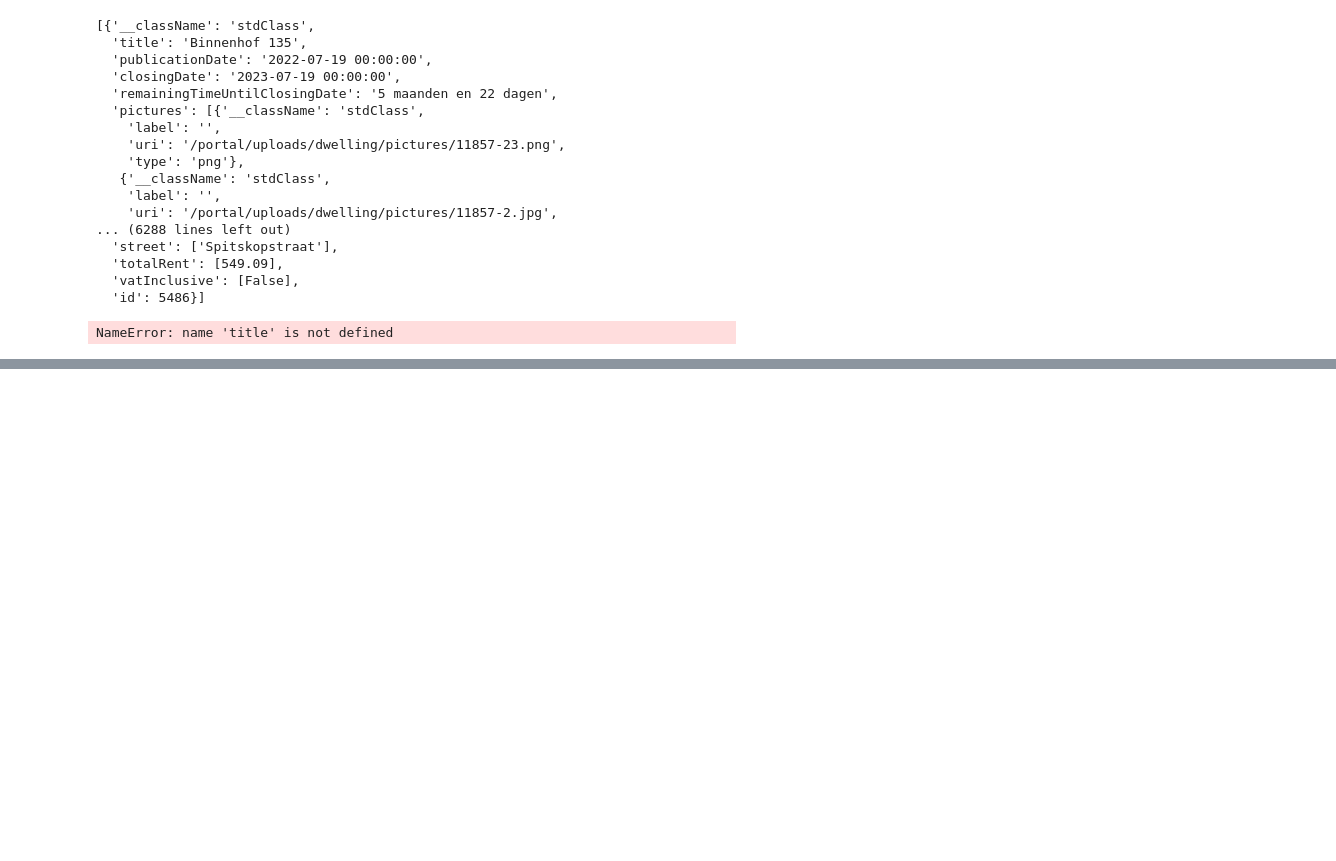
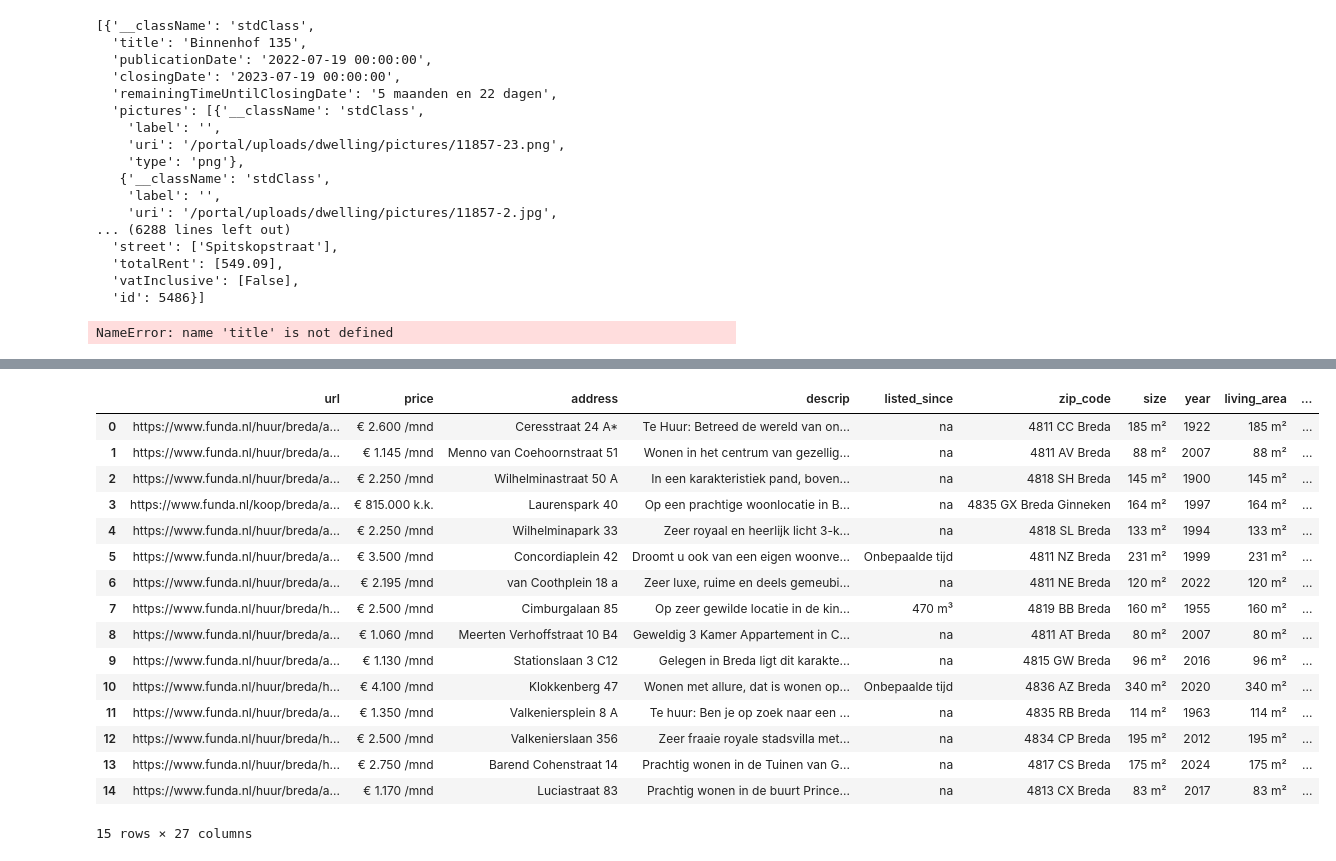
Before and after one commit to etiennegalea/housing-scraper, a Jupyter notebook: poll_ymere.ipynb, the cells around one changed output, grey strips where cells are left out. Cells and saved outputs as stored; diff of their text form; code cells hidden in the pictures; blank space fills up the shorter version.

```diff
--- a/poll_ymere.ipynb
+++ b/poll_ymere.ipynb
@@ -475,3 +468,34 @@ NameError: name 'title' is not defined
     status: 1,
     title: "L'oreal"
 }
+# %%
+import pandas as pd
+from funda_scraper import FundaScraper, preprocess
+from translate import Translator
+import datetime
+
+translator = Translator(from_lang="nl", to_lang="en")
+
+def extract_listings_funda(area:str, want_to:str='rent', n_pages:int=1, raw_listings:bool=True) -> pd.DataFrame:
+    """
+    Extract listings from Funda scraping library.
+
+    Args:
+        area:               (string)    area that you want to search in
+        want_to:            (string)    'rent' or 'buy'
+        n_pages:            (int)       number of listings to show
+        raw_listings:       (bool)      return raw listings scraped or clean them
+
+    Return:
+        (pandas.DataFrame) containing the desirable filtered listings from the scraped data.
+    """
+
+    scraper = FundaScraper(area="breda", want_to="rent", find_past=False, page_start=1, n_pages=1)
+    houses = scraper.run(raw_data=raw_listings)
+
+    return houses
+
+
+new_listings = extract_listings_funda(area='breda', raw_listings=True)
+new_listings
+# %% [output]
@@ -477,0 +507,17 @@ NameError: name 'title' is not defined
+|  | url | price | address | descrip | listed_since | zip_code | size | year | living_area | ... |
+| 0 | https://www.funda.nl/huur/breda/a... | € 2.600 /mnd | Ceresstraat 24 A* | Te Huur: Betreed de wereld van on... | na | 4811 CC Breda | 185 m² | 1922 | 185 m² | ... |
+| 1 | https://www.funda.nl/huur/breda/a... | € 1.145 /mnd | Menno van Coehoornstraat 51 | Wonen in het centrum van gezellig... | na | 4811 AV Breda | 88 m² | 2007 | 88 m² | ... |
+| 2 | https://www.funda.nl/huur/breda/a... | € 2.250 /mnd | Wilhelminastraat 50 A | In een karakteristiek pand, boven... | na | 4818 SH Breda | 145 m² | 1900 | 145 m² | ... |
+| 3 | https://www.funda.nl/koop/breda/a... | € 815.000 k.k. | Laurenspark 40 | Op een prachtige woonlocatie in B... | na | 4835 GX Breda Ginneken | 164 m² | 1997 | 164 m² | ... |
+| 4 | https://www.funda.nl/huur/breda/a... | € 2.250 /mnd | Wilhelminapark 33 | Zeer royaal en heerlijk licht 3-k... | na | 4818 SL Breda | 133 m² | 1994 | 133 m² | ... |
+| 5 | https://www.funda.nl/huur/breda/a... | € 3.500 /mnd | Concordiaplein 42 | Droomt u ook van een eigen woonve... | Onbepaalde tijd | 4811 NZ Breda | 231 m² | 1999 | 231 m² | ... |
+| 6 | https://www.funda.nl/huur/breda/a... | € 2.195 /mnd | van Coothplein 18 a | Zeer luxe, ruime en deels gemeubi... | na | 4811 NE Breda | 120 m² | 2022 | 120 m² | ... |
+| 7 | https://www.funda.nl/huur/breda/h... | € 2.500 /mnd | Cimburgalaan 85 | Op zeer gewilde locatie in de kin... | 470 m³ | 4819 BB Breda | 160 m² | 1955 | 160 m² | ... |
+| 8 | https://www.funda.nl/huur/breda/a... | € 1.060 /mnd | Meerten Verhoffstraat 10 B4 | Geweldig 3 Kamer Appartement in C... | na | 4811 AT Breda | 80 m² | 2007 | 80 m² | ... |
+| 9 | https://www.funda.nl/huur/breda/a... | € 1.130 /mnd | Stationslaan 3 C12 | Gelegen in Breda ligt dit karakte... | na | 4815 GW Breda | 96 m² | 2016 | 96 m² | ... |
+| 10 | https://www.funda.nl/huur/breda/h... | € 4.100 /mnd | Klokkenberg 47 | Wonen met allure, dat is wonen op... | Onbepaalde tijd | 4836 AZ Breda | 340 m² | 2020 | 340 m² | ... |
+| 11 | https://www.funda.nl/huur/breda/a... | € 1.350 /mnd | Valkeniersplein 8 A | Te huur: Ben je op zoek naar een ... | na | 4835 RB Breda | 114 m² | 1963 | 114 m² | ... |
+| 12 | https://www.funda.nl/huur/breda/h... | € 2.500 /mnd | Valkenierslaan 356 | Zeer fraaie royale stadsvilla met... | na | 4834 CP Breda | 195 m² | 2012 | 195 m² | ... |
+| 13 | https://www.funda.nl/huur/breda/h... | € 2.750 /mnd | Barend Cohenstraat 14 | Prachtig wonen in de Tuinen van G... | na | 4817 CS Breda | 175 m² | 2024 | 175 m² | ... |
+| 14 | https://www.funda.nl/huur/breda/a... | € 1.170 /mnd | Luciastraat 83 | Prachtig wonen in de buurt Prince... | na | 4813 CX Breda | 83 m² | 2017 | 83 m² | ... |
+15 rows × 27 columns
```
Also changed, not shown: parts of 9 cells of this notebook, 4 other files.
